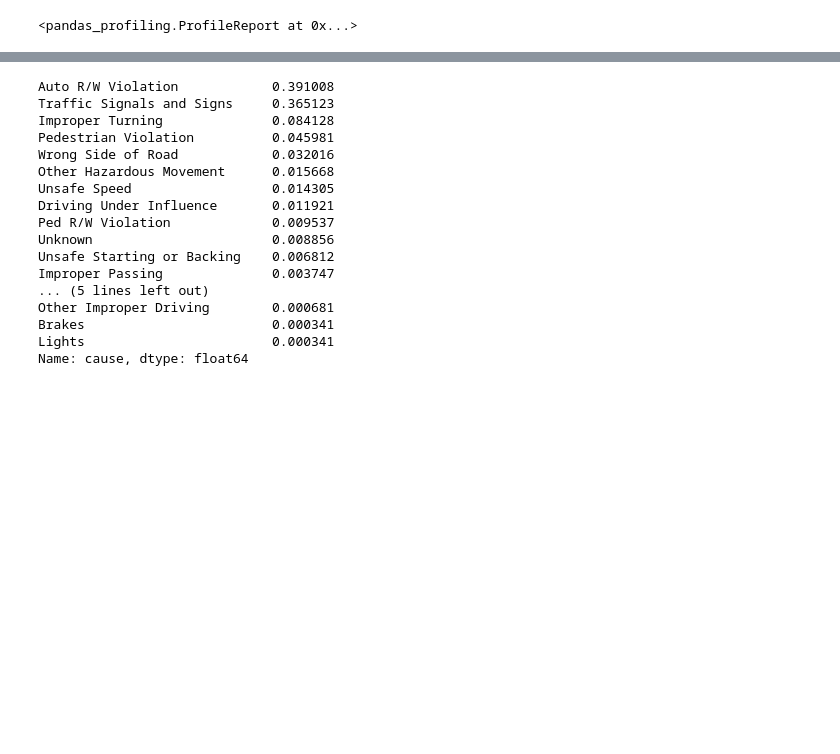
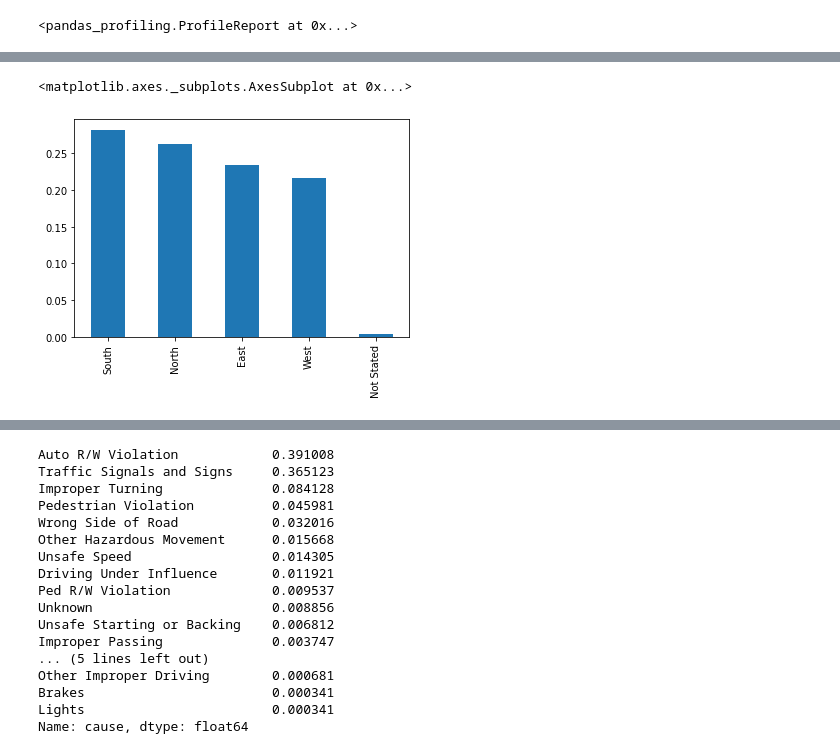
Before and after one commit to nonoumasy/Pasadena-Traffic-Collisions-2008-2017, a Jupyter notebook: Pasadena_Traffic_Collisions_2008_2017.ipynb, the cells around one changed output, grey strips where cells are left out. Saved outputs shown, nothing was run; the diff lists cells and outputs as text; code cells hidden in the pictures; blank space fills up the shorter version.

```diff
--- a/Pasadena_Traffic_Collisions_2008_2017.ipynb
+++ b/Pasadena_Traffic_Collisions_2008_2017.ipynb
@@ -8,16 +15,27 @@ from pandas_profiling import ProfileReport
 # %%
 # load data
-df = pd.read_csv('/content/Traffic_Collisions.csv')
+df = pd.read_csv('https://opendata.arcgis.com/datasets/85f49ea583c24056968bee6e28162da4_0.csv')
 
 # clean column names
 df.columns = df.columns.str.lower()
 
 # keep these columns
-new_df = df[['date', 'time', 'injury', 'noinjured', 'nokilled', 'cause', 'collisntyp', 'invwith', 'weather', 'lighting', 'controls', \
-             'hitandrun', 'partytype1', 'partyage1', 'partysex1', 'movement1']]
+new_df = df[['date', 'time', 'cause', 'collisntyp', 'invwith', 'pedaction', 'injury', 'noinjured', 'nokilled', 'weather', 'lighting', 'controls', \
+             'hitandrun', 'partytype1', 'partyage1', 'partysex1', 'movement1', 'safetyeq1', 'vehtype1',  'direction1']]
 
 # dropping bad value for 'partyage1' = 248
 new_df = new_df[new_df.partyage1 != 110]
 
+#converting booleans to 0 and 1
+new_df.hitandrun = new_df.hitandrun.map({'No' : 0, 'Yes' :1})
+
 # missing values
 new_df.partyage1 = new_df.partyage1.fillna(method='ffill')
+new_df.time = new_df.time.fillna(method='ffill')
+
+# convert to datetime
+new_df = new_df.set_index(pd.to_datetime(new_df.date + new_df.time, format='%m/%d/%Y%H:%M:%S %p'))
+new_df.drop(['date', 'time'], axis=1, inplace=True)
+
+# convert to category type to save memory
+new_df[new_df.select_dtypes(['object']).columns]= new_df.select_dtypes(include=['object']).astype('category')
@@ -24,3 +44,5 @@ new_df.partyage1 = new_df.partyage1.fillna(method='ffill')
+# %%
+new_df.hitandrun = new_df.hitandrun.map({'No' : 0, 'Yes' :1})
 # %%
 df.head(2)
 # %% [output]
@@ -129,0 +66,6 @@ Name: noinjured, dtype: int64
+# %%
+# direction
+new_df[new_df.noinjured <= 2]['direction1'].value_counts(normalize=True).plot(kind='bar')
+# %% [output]
+<matplotlib.axes._subplots.AxesSubplot at 0x...>
+[figure, added]
```
Also changed, not shown: parts of 49 cells of this notebook.
